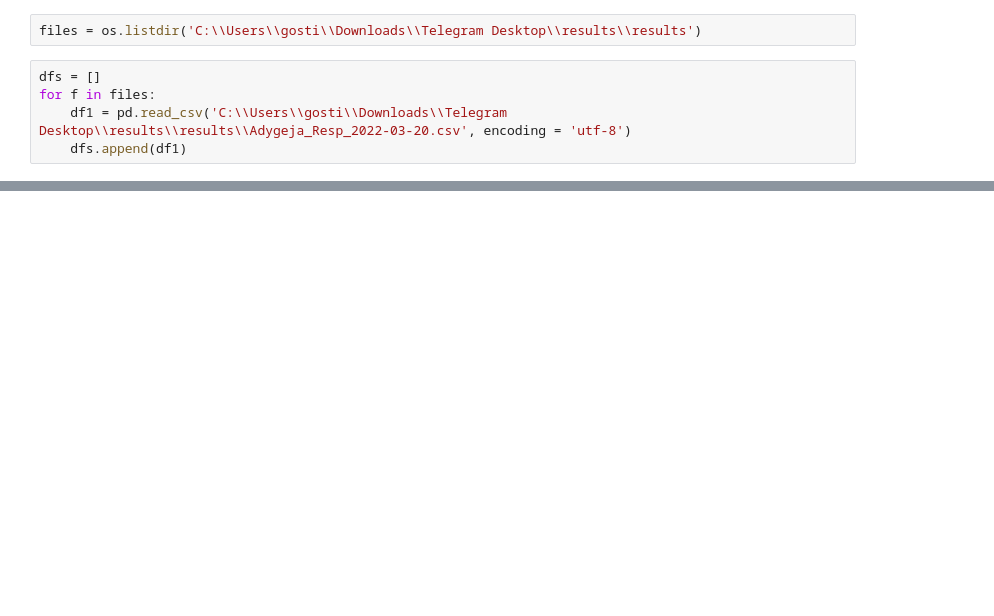
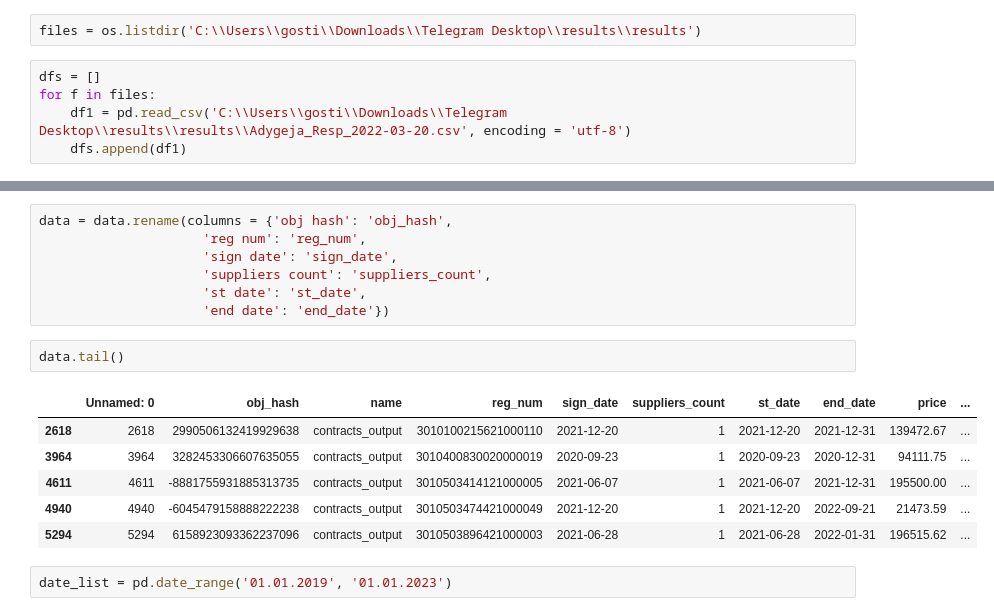
Before and after one commit to lisa2271/Praktika, a Jupyter notebook: praktika.ipynb, the cells around one changed output, grey strips where cells are left out. Drawn from its saved outputs; the diff is of its cells as text; blank space fills up the shorter version.

```diff
--- a/praktika.ipynb
+++ b/praktika.ipynb
@@ -103,0 +42,18 @@ list
+# %%
+data = data.rename(columns = {'obj hash': 'obj_hash',
+                     'reg num': 'reg_num',
+                     'sign date': 'sign_date',
+                     'suppliers count': 'suppliers_count',
+                     'st date': 'st_date',
+                     'end date': 'end_date'})
+# %%
+data.tail()
+# %% [output]
+|  | Unnamed: 0 | obj_hash | name | reg_num | sign_date | suppliers_count | st_date | end_date | price | ... |
+| 2618 | 2618 | 2990506132419929638 | contracts_output | 3010100215621000110 | 2021-12-20 | 1 | 2021-12-20 | 2021-12-31 | 139472.67 | ... |
+| 3964 | 3964 | 3282453306607635055 | contracts_output | 3010400830020000019 | 2020-09-23 | 1 | 2020-09-23 | 2020-12-31 | 94111.75 | ... |
+| 4611 | 4611 | -8881755931885313735 | contracts_output | 3010503414121000005 | 2021-06-07 | 1 | 2021-06-07 | 2021-12-31 | 195500.00 | ... |
+| 4940 | 4940 | -6045479158888222238 | contracts_output | 3010503474421000049 | 2021-12-20 | 1 | 2021-12-20 | 2022-09-21 | 21473.59 | ... |
+| 5294 | 5294 | 6158923093362237096 | contracts_output | 3010503896421000003 | 2021-06-28 | 1 | 2021-06-28 | 2022-01-31 | 196515.62 | ... |
+# %%
+date_list = pd.date_range('01.01.2019', '01.01.2023')
```
Also changed, not shown: parts of 23 cells of this notebook.
